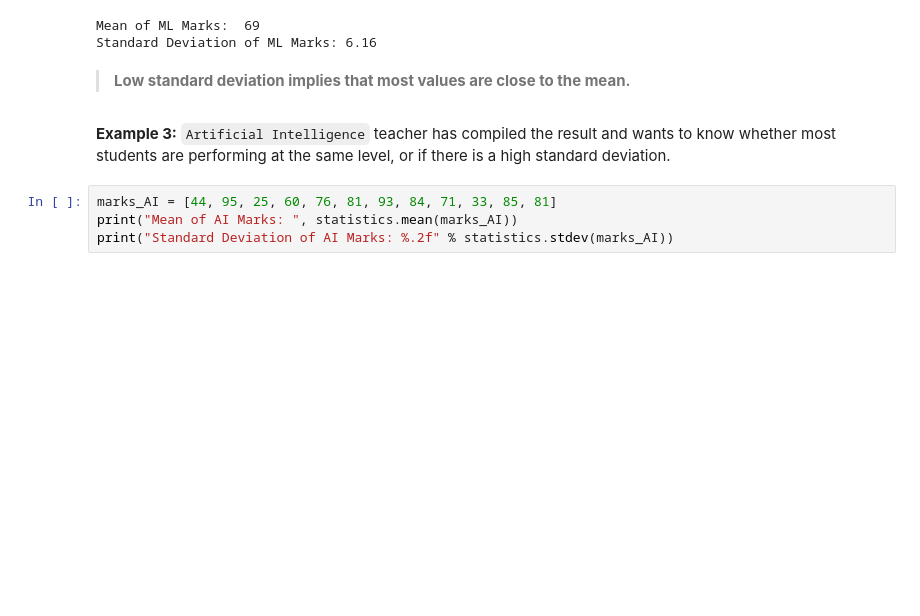
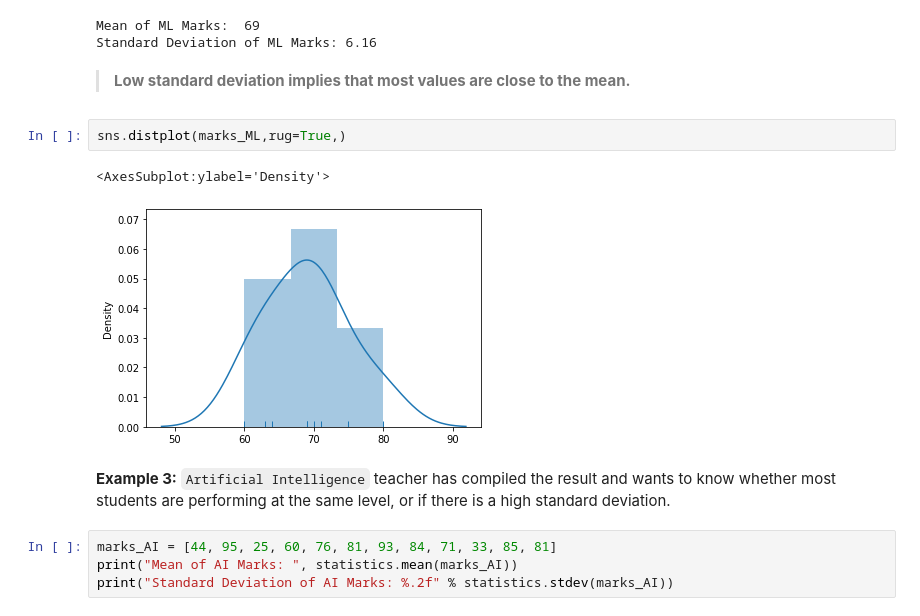
Before and after one commit to tayyabsarfraz/Introduction-to-Data-Analyst-and-Data-Science, a Jupyter notebook: Module no 03- Mathematics for Data Scientists/01 - Statistics for Data Scientists/Lec-3.1(Descriptive-Statistics).ipynb, the cells around one changed output. Saved outputs shown, nothing was run; the diff lists cells and outputs as text; blank space fills up the shorter version.

```diff
--- a/Module no 03- Mathematics for Data Scientists/01 - Statistics for Data Scientists/Lec-3.1(Descriptive-Statistics).ipynb
+++ b/Module no 03- Mathematics for Data Scientists/01 - Statistics for Data Scientists/Lec-3.1(Descriptive-Statistics).ipynb
@@ -362,6 +368,11 @@ Mean of ML Marks:  69
 Standard Deviation of ML Marks: 6.16
 # %% [markdown]
 >**Low standard deviation implies that most values are close to the mean.**
+# %%
+sns.distplot(marks_ML,rug=True,)
+# %% [output]
+<AxesSubplot:ylabel='Density'>
+[figure, added]
 # %% [markdown]
 **Example 3:** `Artificial Intelligence` teacher has compiled the result and wants to know whether most students are performing at the same level, or if there is a high standard deviation.
 # %%
```
Also changed, not shown: parts of 18 cells of this notebook.
